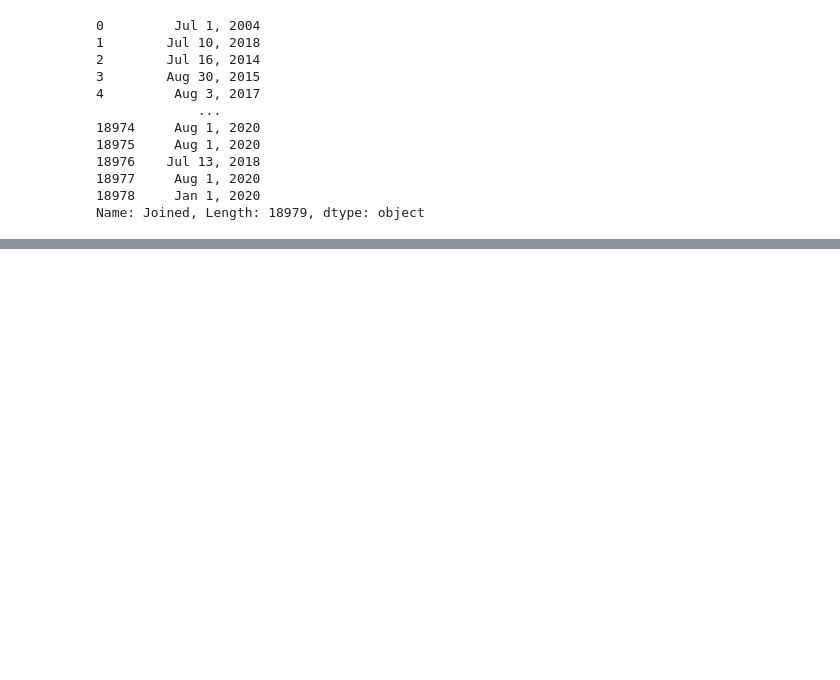
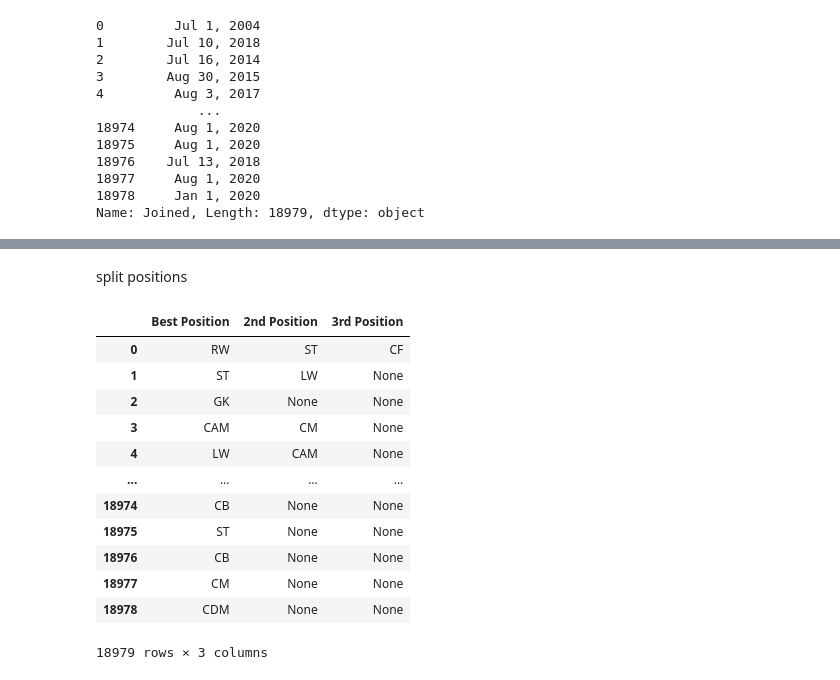
Before and after one commit to NazimKs/ETL_data_warehouse, a Jupyter notebook: ETL_data_warhouse.ipynb, the cells around one changed output, grey strips where cells are left out. Drawn from its saved outputs; the diff is of its cells as text; code cells hidden in the pictures; blank space fills up the shorter version.

```diff
--- a/ETL_data_warhouse.ipynb
+++ b/ETL_data_warhouse.ipynb
@@ -152,0 +277,19 @@ Name: Joined, Length: 18979, dtype: object
+# %% [markdown]
+split positions
+# %%
+fifa_df[["Best Position", "2nd Position", "3rd Position"]] = fifa_df["Positions"].str.split(" ", expand=True)
+fifa_df[["Best Position", "2nd Position", "3rd Position"]]
+# %% [output]
+|  | Best Position | 2nd Position | 3rd Position |
+| 0 | RW | ST | CF |
+| 1 | ST | LW | None |
+| 2 | GK | None | None |
+| 3 | CAM | CM | None |
+| 4 | LW | CAM | None |
+| ... | ... | ... | ... |
+| 18974 | CB | None | None |
+| 18975 | ST | None | None |
+| 18976 | CB | None | None |
+| 18977 | CM | None | None |
+| 18978 | CDM | None | None |
+18979 rows × 3 columns
```
Also changed, not shown: parts of 15 cells of this notebook, 1 other file.
